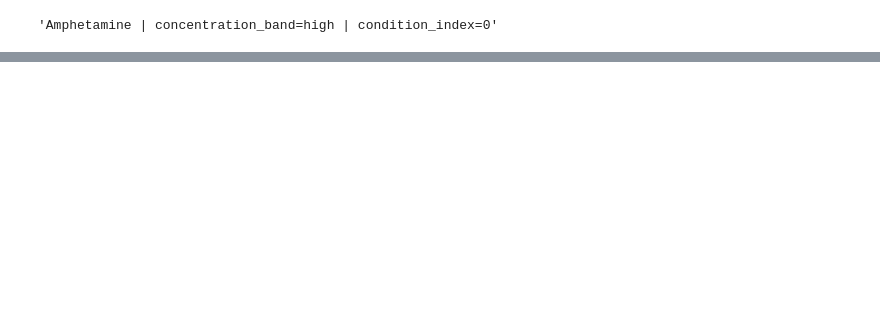
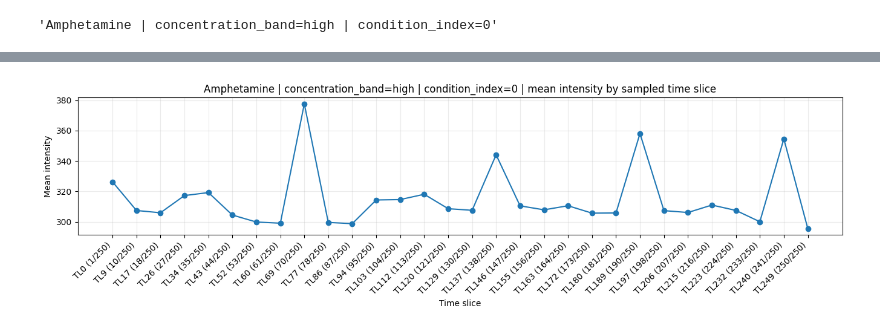
Before and after one commit to fabriziocosta/ZebraFish, a Jupyter notebook: 4_view_midz_time_samples.ipynb, the cells around one changed output, grey strips where cells are left out. Drawn from its saved outputs; the diff is of its cells as text; code cells hidden in the pictures; blank space fills up the shorter version.

```diff
--- a/4_view_midz_time_samples.ipynb
+++ b/4_view_midz_time_samples.ipynb
@@ -65,0 +89,8 @@ plot_midz_time_slices_from_tensor(
+# %%
+plot_timepoint_mean_intensity(
+    condition_tensor,
+    time_labels=timepoint_labels,
+    title=f"{selected_condition_label} | mean intensity by sampled time slice",
+);
+# %% [output]
+[figure, added]
```
Also changed, not shown: parts of 5 cells of this notebook, 12 other files.
